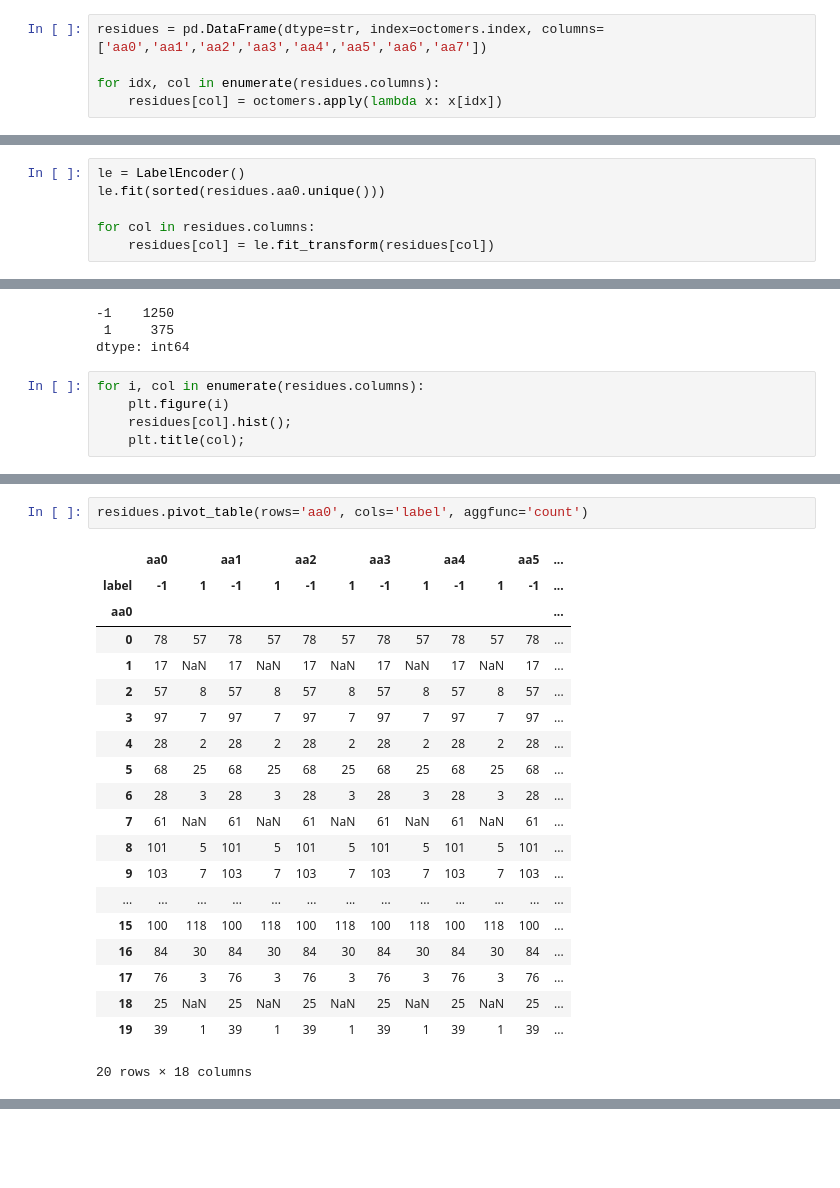
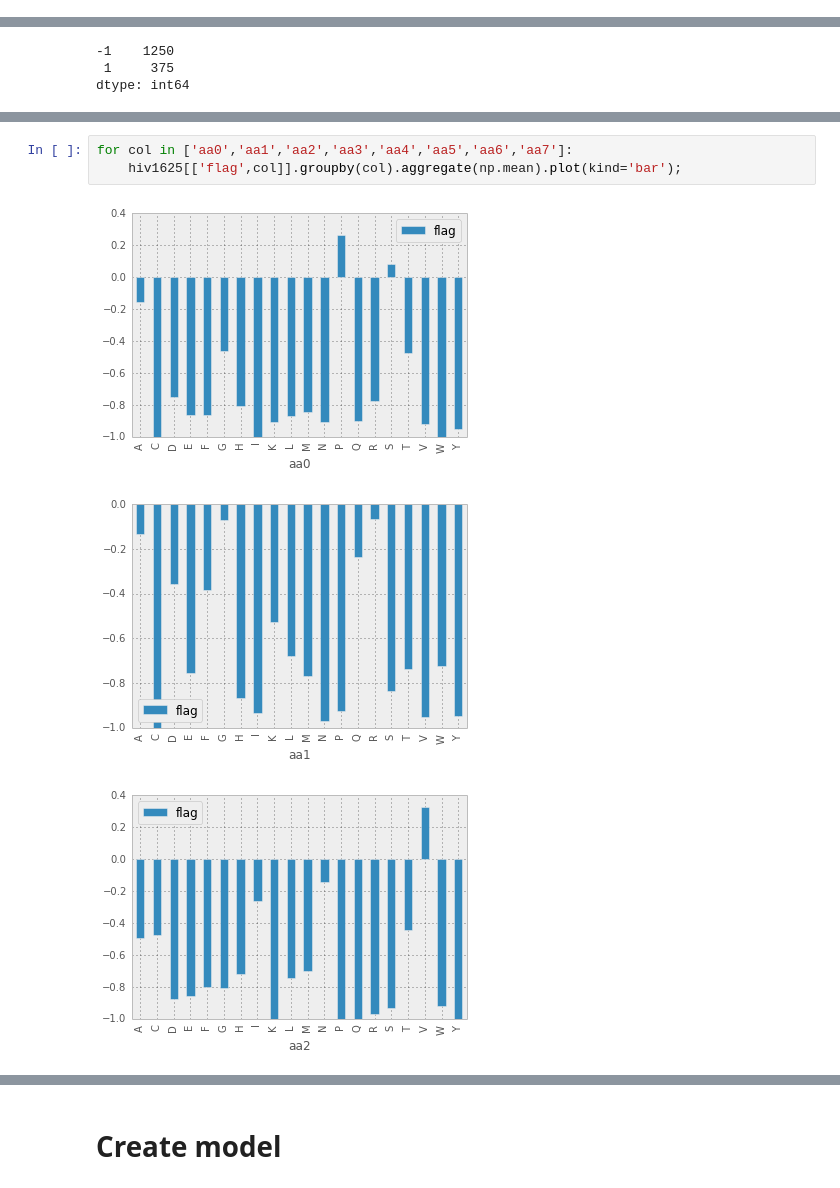
Before and after one commit to kdsimmons/InsightProject, a Jupyter notebook: hiv_cleavage.ipynb, the cells around one changed output, grey strips where cells are left out. Drawn from its saved outputs; the diff is of its cells as text; blank space fills up the shorter version.

```diff
--- a/hiv_cleavage.ipynb
+++ b/hiv_cleavage.ipynb
@@ -44,5 +85,0 @@ print type(octomers)
-# %%
-residues = pd.DataFrame(dtype=str, index=octomers.index, columns=['aa0','aa1','aa2','aa3','aa4','aa5','aa6','aa7'])
-
-for idx, col in enumerate(residues.columns):
-    residues[col] = octomers.apply(lambda x: x[idx])
@@ -67,6 +85,0 @@ print sorted(residues.aa1.unique())
-# %%
-le = LabelEncoder()
-le.fit(sorted(residues.aa0.unique()))
-
-for col in residues.columns:
-    residues[col] = le.fit_transform(residues[col])
@@ -125,8 +105,3 @@ labels.value_counts()
 -1    1250
  1     375
 dtype: int64
-# %%
-for i, col in enumerate(residues.columns):
-    plt.figure(i)
-    residues[col].hist();
-    plt.title(col);
@@ -169,23 +108,7 @@ residues.head()
-# %%
-residues.pivot_table(rows='aa0', cols='label', aggfunc='count')
-# %% [output]
-|  | aa0 |  | aa1 |  | aa2 |  | aa3 |  | aa4 |  | aa5 | ... |
-| label | -1 | 1 | -1 | 1 | -1 | 1 | -1 | 1 | -1 | 1 | -1 | ... |
-| aa0 |  |  |  |  |  |  |  |  |  |  |  | ... |
-| 0 | 78 | 57 | 78 | 57 | 78 | 57 | 78 | 57 | 78 | 57 | 78 | ... |
-| 1 | 17 | NaN | 17 | NaN | 17 | NaN | 17 | NaN | 17 | NaN | 17 | ... |
-| 2 | 57 | 8 | 57 | 8 | 57 | 8 | 57 | 8 | 57 | 8 | 57 | ... |
-| 3 | 97 | 7 | 97 | 7 | 97 | 7 | 97 | 7 | 97 | 7 | 97 | ... |
-| 4 | 28 | 2 | 28 | 2 | 28 | 2 | 28 | 2 | 28 | 2 | 28 | ... |
-| 5 | 68 | 25 | 68 | 25 | 68 | 25 | 68 | 25 | 68 | 25 | 68 | ... |
-| 6 | 28 | 3 | 28 | 3 | 28 | 3 | 28 | 3 | 28 | 3 | 28 | ... |
-| 7 | 61 | NaN | 61 | NaN | 61 | NaN | 61 | NaN | 61 | NaN | 61 | ... |
-| 8 | 101 | 5 | 101 | 5 | 101 | 5 | 101 | 5 | 101 | 5 | 101 | ... |
-| 9 | 103 | 7 | 103 | 7 | 103 | 7 | 103 | 7 | 103 | 7 | 103 | ... |
-| ... | ... | ... | ... | ... | ... | ... | ... | ... | ... | ... | ... | ... |
-| 15 | 100 | 118 | 100 | 118 | 100 | 118 | 100 | 118 | 100 | 118 | 100 | ... |
-| 16 | 84 | 30 | 84 | 30 | 84 | 30 | 84 | 30 | 84 | 30 | 84 | ... |
-| 17 | 76 | 3 | 76 | 3 | 76 | 3 | 76 | 3 | 76 | 3 | 76 | ... |
-| 18 | 25 | NaN | 25 | NaN | 25 | NaN | 25 | NaN | 25 | NaN | 25 | ... |
-| 19 | 39 | 1 | 39 | 1 | 39 | 1 | 39 | 1 | 39 | 1 | 39 | ... |
-20 rows × 18 columns
+# %%
+for col in ['aa0','aa1','aa2','aa3','aa4','aa5','aa6','aa7']:
+    hiv1625[['flag',col]].groupby(col).aggregate(np.mean).plot(kind='bar');
+# %% [output]
+[figure, added]
+[figure, added]
+[figure, added]
@@ -191,0 +120,2 @@ residues.pivot_table(rows='aa0', cols='label', aggfunc='count')
+# %% [markdown]
+# Create model
```
Also changed, not shown: parts of 42 cells of this notebook, 11 other files.
